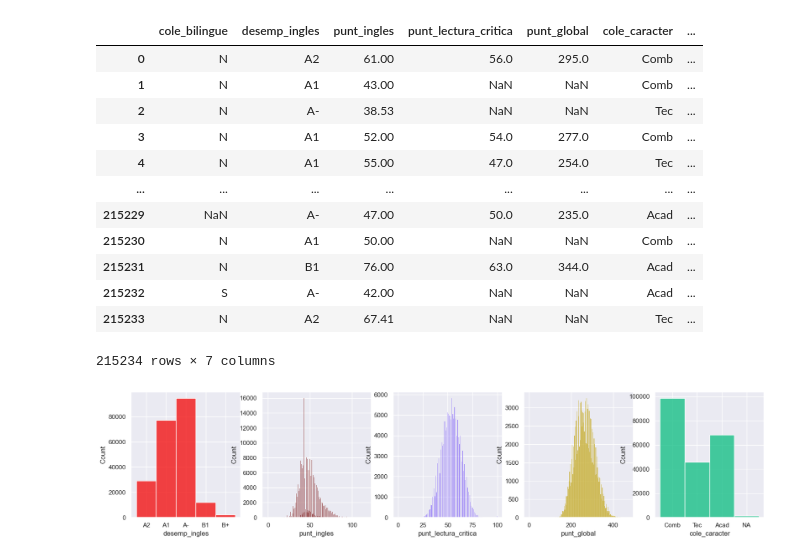
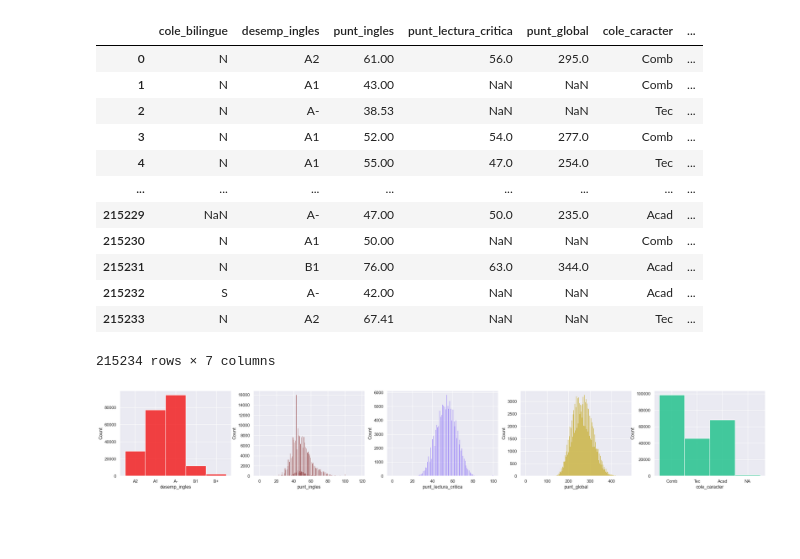
Before and after one commit to Joulessss/Proyecto1_Analcomp, a Jupyter notebook: DataAnalysis_Juliana.ipynb, the cells around one changed output. Saved outputs shown, nothing was run; the diff lists cells and outputs as text; code cells hidden in the pictures; blank space fills up the shorter version.

```diff
--- a/DataAnalysis_Juliana.ipynb
+++ b/DataAnalysis_Juliana.ipynb
@@ -40,8 +40,8 @@ list = ["cole_bilingue","desemp_ingles","punt_ingles","punt_lectura_critica","pu
 columns_imp = datos[["cole_bilingue","desemp_ingles","punt_ingles","punt_lectura_critica","punt_global","cole_caracter","cole_mcpio_ubicacion"]]
 # MAPEO DE VARIABLES CATEGORICAS - DISCRETAS
 dict_map = {
-    #"bili": {"N":0,"S": 1,"NaN":-1},
-    #"desemp": {"A-": 0,"A1":1,"A2":2,"B1":3,"B+": 4,"NaN":-1}
+    "bili": {"N":0,"S": 1,"NaN":-1},
+    "desemp": {"A-": 0,"A1":1,"A2":2,"B1":3,"B+": 4,"NaN":-1},
     "caract": {"TÉCNICO/ACADÉMICO": "Comb","TÉCNICO": "Tec","ACADÉMICO":"Acad", "NO APLICA": "NA"}
 }
 
@@ -67,33 +67,33 @@ data
 # %%
 def decriptive_stats(data_convert,num_cols = 0,w=0,l=0,lan=[]):
 
     sns.set_theme(style="darkgrid")
 
     num_cols = num_cols  # numeros filas
     num_rows = (len(data_convert.columns[1:]) + num_cols - 1) // num_cols
 
     fig, axs = plt.subplots(num_rows, num_cols, figsize=(w, l * num_rows))
     axs = axs.flatten()
 
     colors = [
         "#F30606", "#750808", "#8366F8", "#BD9F0A", "#0ABD80", "#753508", "#CC19F0", "#086B75",
         "#F466F8", "#F86673", "#107653", "#FF9926", "#087515", "#EE2510", "#19F0C9", "#750860",
         "#1988F0", "#E33F22", "#44E8FF", "#F0E619", "#C1FF44", "#60f2bb", "#0fdd99", "#b505f7",
         "#d4362e", "#83970c", "#9b2b11", "#4e19ae", "#701f7e", "#09e842", "#8b2ff7", "#98eb17",
         "#4C4CFF", "#BE1D00", "#24cd13", "#fcc533", "#01d0b4"
     ]
 
     # Grafico
     for i, col in enumerate(data_convert.columns[1:]):
         sns.histplot(data=data_convert, x=col, kde=False, color=colors[i % len(colors)], ax=axs[i])
 
     # Esconder graficos no usados
     for j in range(i + 1, len(axs)):
         axs[j].axis('off')
 
     return plt.show()
+
+graph_data = data.drop(columns=data.columns[-1])
+decriptive_stats(graph_data,5,30,4)
+# %% [output]
+[figure, added]
-# %%
-graph_data = data.drop(columns=data.columns[-1])
-decriptive_stats(graph_data,5,20,4)
-# %% [output]
-[figure, removed]
```
Also changed, not shown: parts of 1 cell of this notebook.
